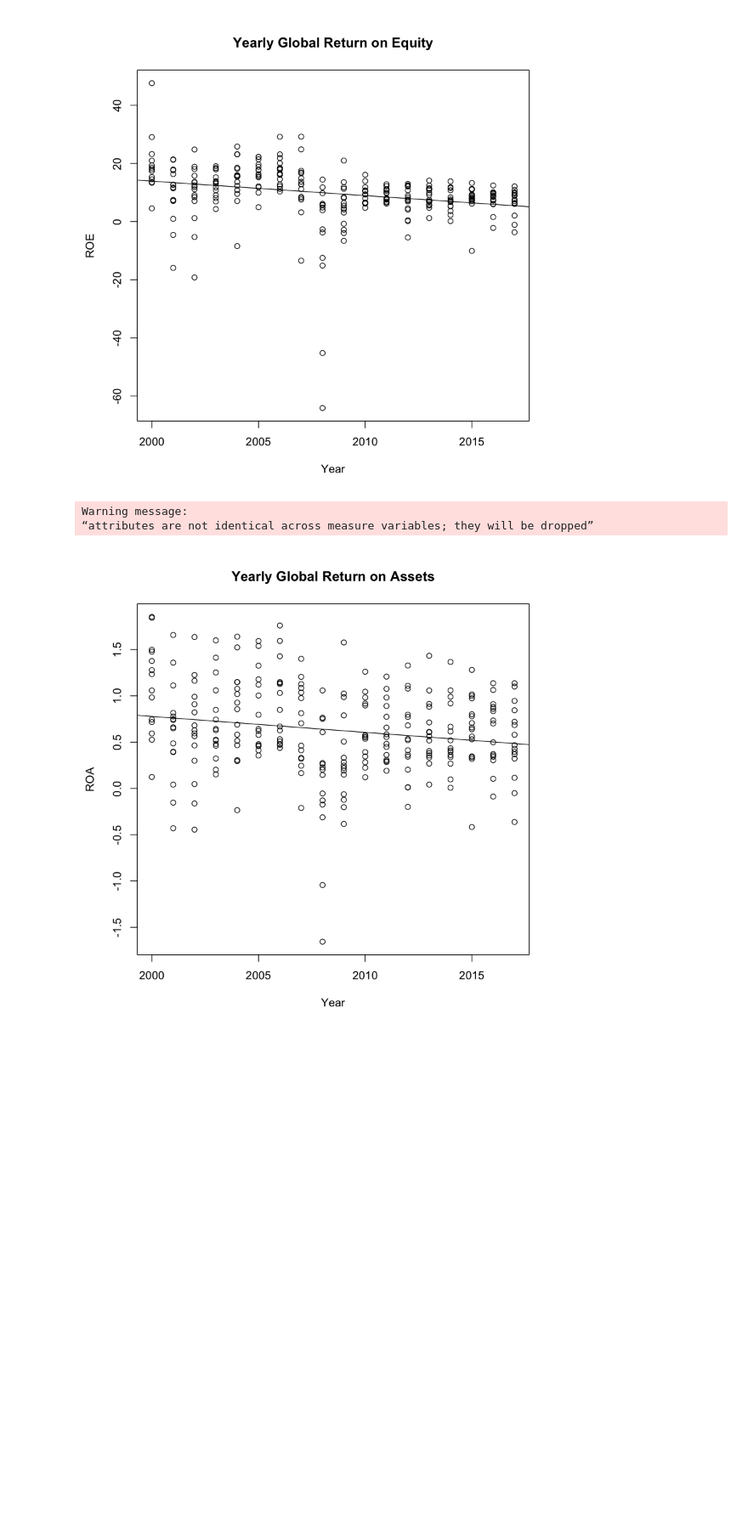
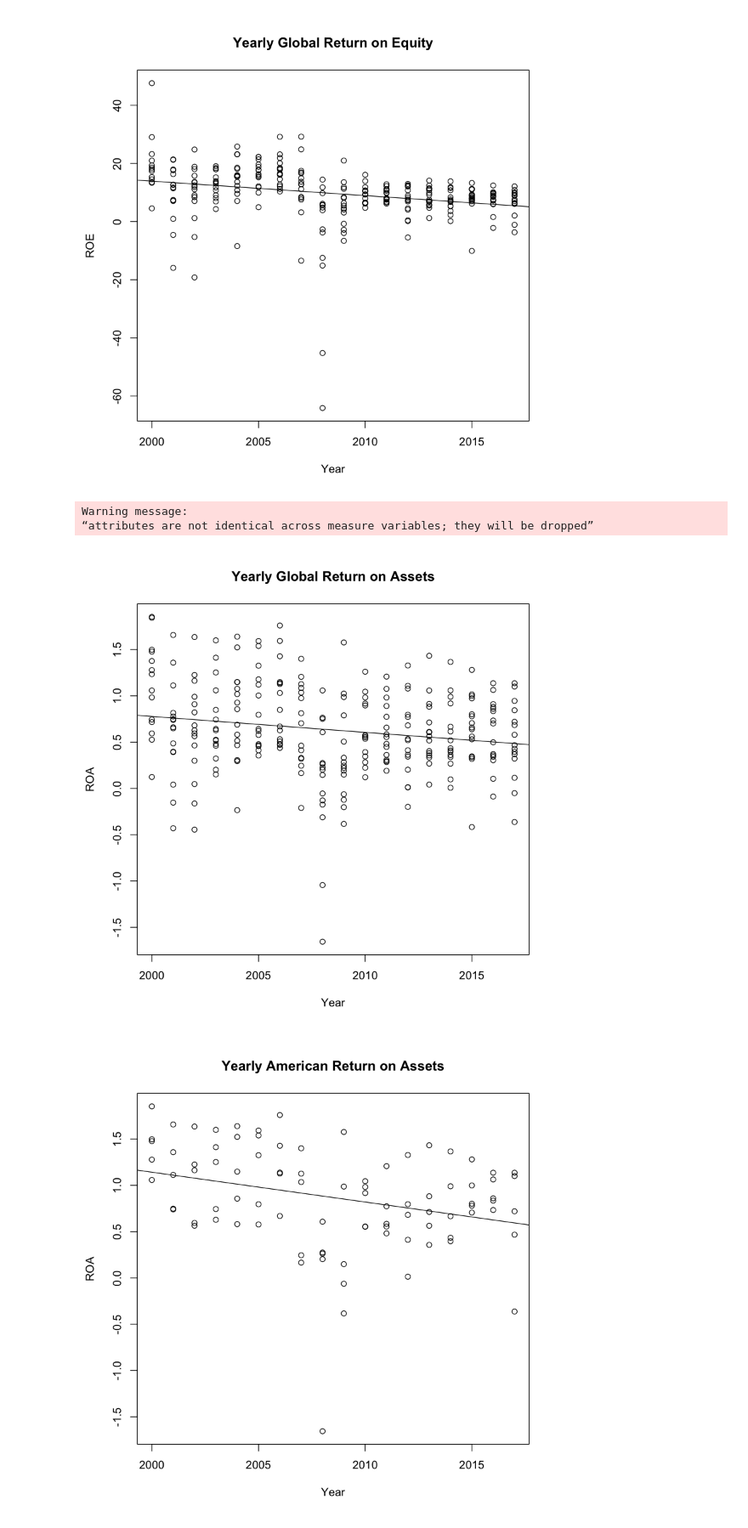
Before and after one commit to Gallster/Programming-with-R, a Jupyter notebook: Code.Programming.R.ipynb, the cells around one changed output. Shown at 85% size. Cells and saved outputs as stored; diff of their text form; code cells hidden in the pictures; blank space fills up the shorter version.

```diff
--- a/Code.Programming.R.ipynb
+++ b/Code.Programming.R.ipynb
@@ -54,33 +54,41 @@ america <- read.csv("/Users/gustaf/Documents/GitHub/Programming-with-R/america.c
 
 merged_data <- merge(europe_asia, america, all = TRUE)
 
 # bringing everything into long format
 banks_global <- melt(merged_data, id.var = c("company_name", "year"),
                      measure.vars = c("amortization_of_deferred_charges", "total_assets", "common_equity",
                                       "cogs", "depreciation_depletion_amortization", "ebit",
                                       "income_before_extraordinary_items", "income_before_extraordinary_items_cashflow",
                                       "total_interest_income", "operating_income_before_depreciation", "revenues",
                                       "total_interest_expense", "interest_expense_long_term_debt", "staff_expense",
                                       "expense_non_interest_bank", "operating_expense", "pension_and_retirement_expense",
                                       "research_and_development_expense", "rental_expense", "country", "ROE", "ROA",
                                       "cost_to_income_interest", "cost_to_income", "EBIT_Margin", "net_interest_margin"))
 
 # selecting roa values and rows
 selectionROA <- banks_global$variable == "ROA"
 
 banks_global_ROA <- banks_global[selectionROA, ]
 
 # plot trends
 plot(banks_global_ROA$year, banks_global_ROA$value,
      main = 'Yearly Global Return on Assets',
      xlab = 'Year', ylab = 'ROA')
 abline(lm(value ~ year, data = banks_global_ROA))
 
 
-# import regional data
+# plot regional data USA
+
+plot(america$year, america$ROA,
+    xlab = 'Year', ylab = 'ROA',
+    main = 'Yearly American Return on Assets')
+abline(lm(ROA ~ year, data = america))
+
+# plot regional data Europe
 # %% [output]
 Warning message:
 “attributes are not identical across measure variables; they will be dropped”
 [figure]
+[figure, added]
 # %%
 #Roe calculation below
```
